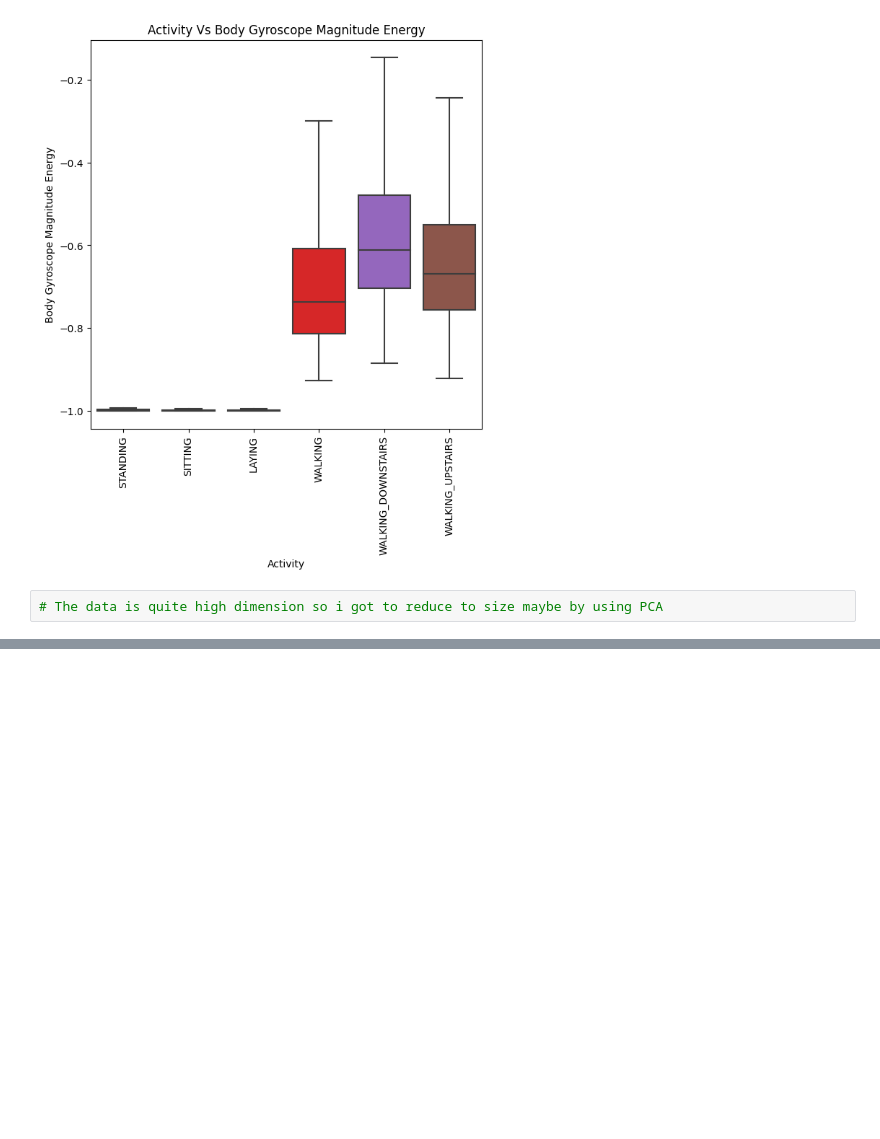
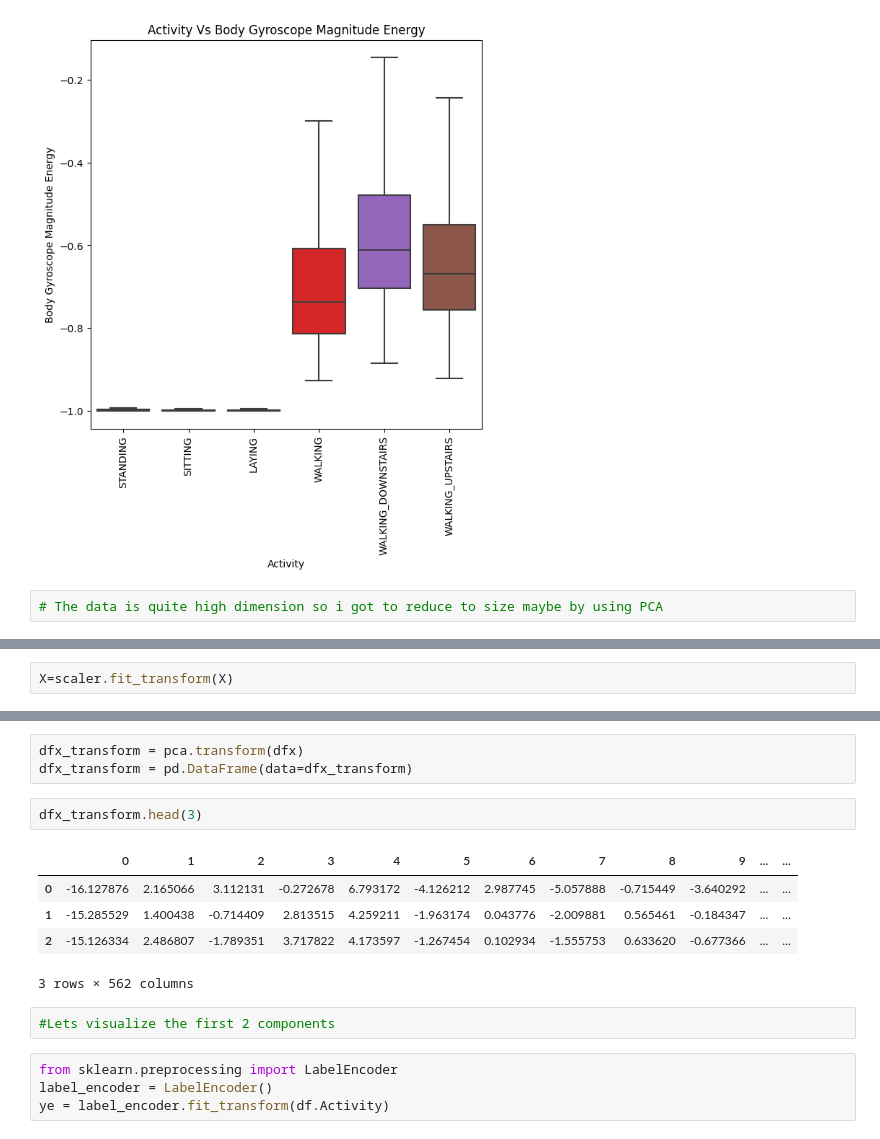
Before and after one commit to mosemb/HumanActivityRecognition, a Jupyter notebook: Har.ipynb, the cells around one changed output, grey strips where cells are left out. Saved outputs shown, nothing was run; the diff lists cells and outputs as text; blank space fills up the shorter version.

```diff
--- a/Har.ipynb
+++ b/Har.ipynb
@@ -167,0 +180,2 @@ X.head(1)
+# %%
+X=scaler.fit_transform(X)
@@ -167,0 +244,17 @@ X.head(1)
+# %%
+dfx_transform = pca.transform(dfx)
+dfx_transform = pd.DataFrame(data=dfx_transform)
+# %%
+dfx_transform.head(3)
+# %% [output]
+|  | 0 | 1 | 2 | 3 | 4 | 5 | 6 | 7 | 8 | 9 | ... | ... |
+| 0 | -16.127876 | 2.165066 | 3.112131 | -0.272678 | 6.793172 | -4.126212 | 2.987745 | -5.057888 | -0.715449 | -3.640292 | ... | ... |
+| 1 | -15.285529 | 1.400438 | -0.714409 | 2.813515 | 4.259211 | -1.963174 | 0.043776 | -2.009881 | 0.565461 | -0.184347 | ... | ... |
+| 2 | -15.126334 | 2.486807 | -1.789351 | 3.717822 | 4.173597 | -1.267454 | 0.102934 | -1.555753 | 0.633620 | -0.677366 | ... | ... |
+3 rows × 562 columns
+# %%
+#Lets visualize the first 2 components
+# %%
+from sklearn.preprocessing import LabelEncoder
+label_encoder = LabelEncoder()
+ye = label_encoder.fit_transform(df.Activity)
```
Also changed, not shown: parts of 17 cells of this notebook.
